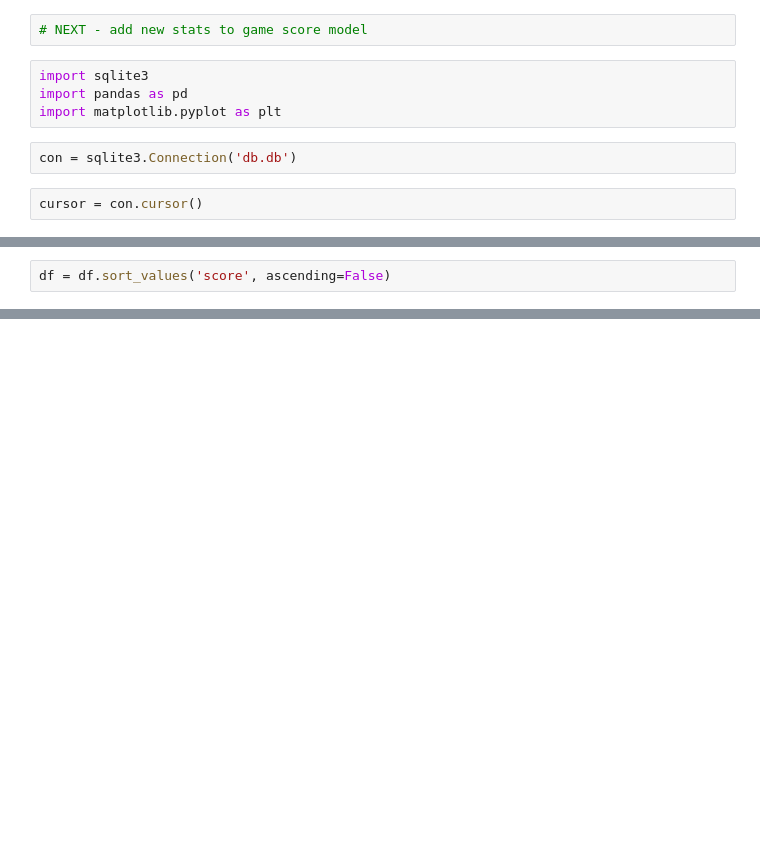
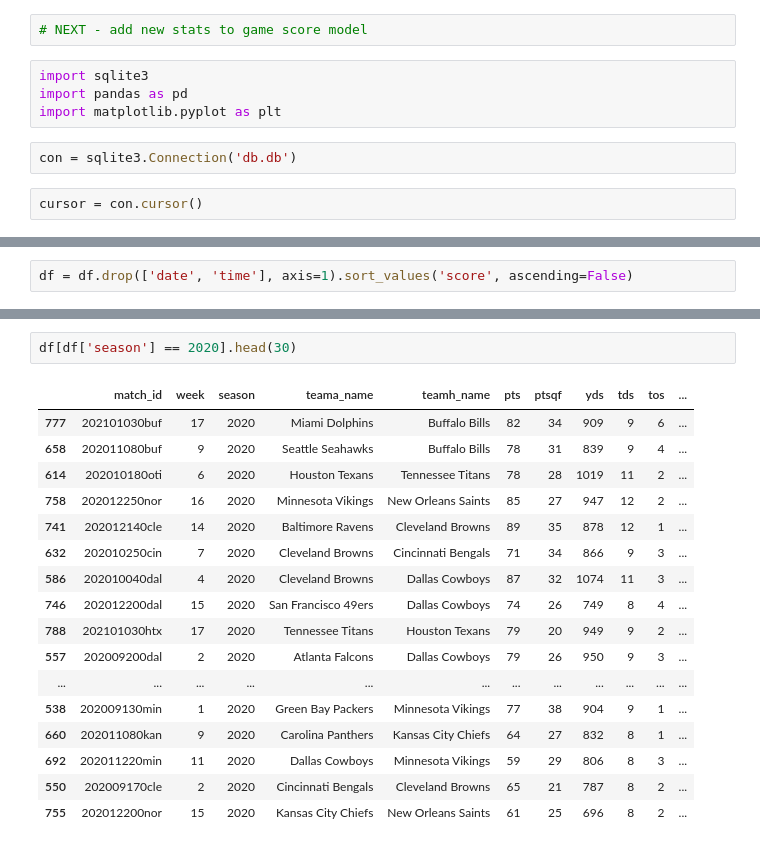
Before and after one commit to elgrove/nfl-funindex-api, a Jupyter notebook: backend/nb.ipynb, the cells around one changed output, grey strips where cells are left out. Saved outputs shown, nothing was run; the diff lists cells and outputs as text; blank space fills up the shorter version.

```diff
--- a/backend/nb.ipynb
+++ b/backend/nb.ipynb
@@ -42,3 +37,3 @@ df.describe()
 | max | 18.000000 | 2020.000000 | 105.000000 | 44.000000 | 1091.000000 | 12.000000 | 8.000000 | 1.000000 | 12.000000 | 98.000000 | 2.000000 | ... |
 # %%
-df = df.sort_values('score', ascending=False)
+df = df.drop(['date', 'time'], axis=1).sort_values('score', ascending=False)
@@ -46,0 +59,20 @@ df.to_csv('df.csv')
+# %%
+df[df['season'] == 2020].head(30)
+# %% [output]
+|  | match_id | week | season | teama_name | teamh_name | pts | ptsqf | yds | tds | tos | ... |
+| 777 | 202101030buf | 17 | 2020 | Miami Dolphins | Buffalo Bills | 82 | 34 | 909 | 9 | 6 | ... |
+| 658 | 202011080buf | 9 | 2020 | Seattle Seahawks | Buffalo Bills | 78 | 31 | 839 | 9 | 4 | ... |
+| 614 | 202010180oti | 6 | 2020 | Houston Texans | Tennessee Titans | 78 | 28 | 1019 | 11 | 2 | ... |
+| 758 | 202012250nor | 16 | 2020 | Minnesota Vikings | New Orleans Saints | 85 | 27 | 947 | 12 | 2 | ... |
+| 741 | 202012140cle | 14 | 2020 | Baltimore Ravens | Cleveland Browns | 89 | 35 | 878 | 12 | 1 | ... |
+| 632 | 202010250cin | 7 | 2020 | Cleveland Browns | Cincinnati Bengals | 71 | 34 | 866 | 9 | 3 | ... |
+| 586 | 202010040dal | 4 | 2020 | Cleveland Browns | Dallas Cowboys | 87 | 32 | 1074 | 11 | 3 | ... |
+| 746 | 202012200dal | 15 | 2020 | San Francisco 49ers | Dallas Cowboys | 74 | 26 | 749 | 8 | 4 | ... |
+| 788 | 202101030htx | 17 | 2020 | Tennessee Titans | Houston Texans | 79 | 20 | 949 | 9 | 2 | ... |
+| 557 | 202009200dal | 2 | 2020 | Atlanta Falcons | Dallas Cowboys | 79 | 26 | 950 | 9 | 3 | ... |
+| ... | ... | ... | ... | ... | ... | ... | ... | ... | ... | ... | ... |
+| 538 | 202009130min | 1 | 2020 | Green Bay Packers | Minnesota Vikings | 77 | 38 | 904 | 9 | 1 | ... |
+| 660 | 202011080kan | 9 | 2020 | Carolina Panthers | Kansas City Chiefs | 64 | 27 | 832 | 8 | 1 | ... |
+| 692 | 202011220min | 11 | 2020 | Dallas Cowboys | Minnesota Vikings | 59 | 29 | 806 | 8 | 3 | ... |
+| 550 | 202009170cle | 2 | 2020 | Cincinnati Bengals | Cleveland Browns | 65 | 21 | 787 | 8 | 2 | ... |
+| 755 | 202012200nor | 15 | 2020 | Kansas City Chiefs | New Orleans Saints | 61 | 25 | 696 | 8 | 2 | ... |
```
Also changed, not shown: parts of 4 cells of this notebook, 4 other files.
